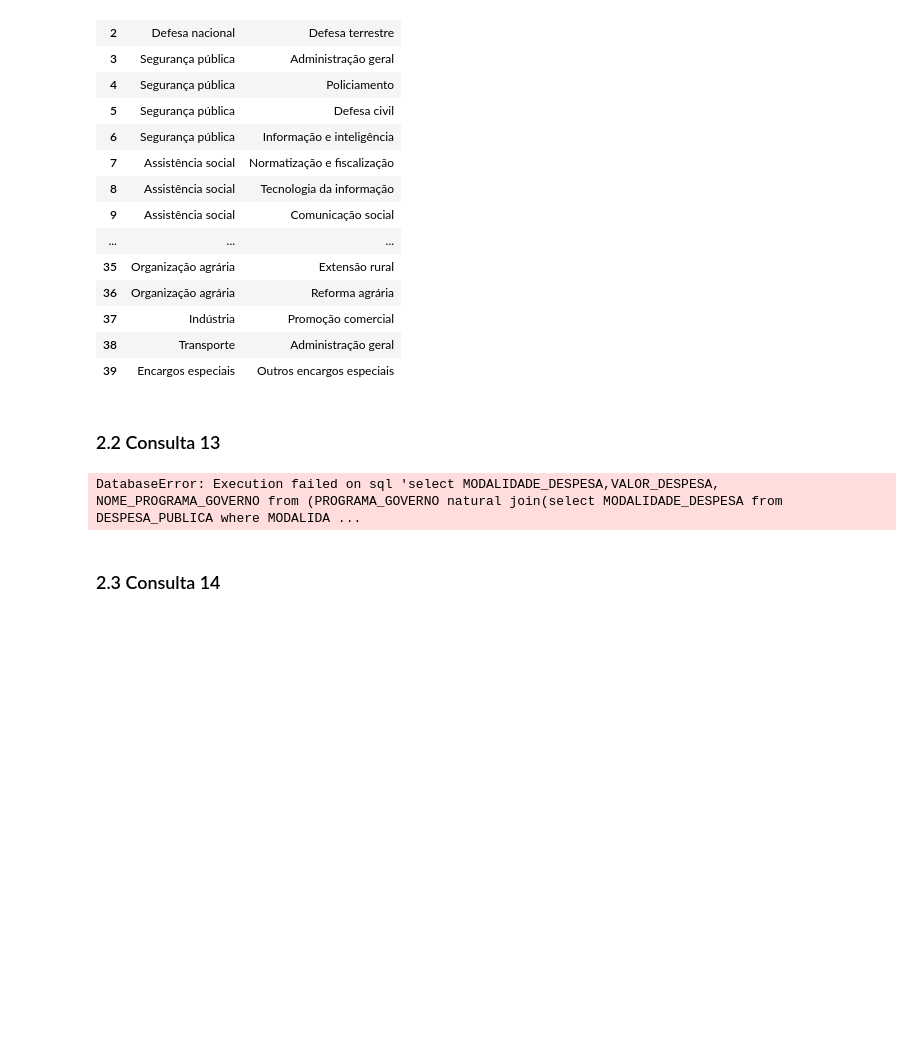
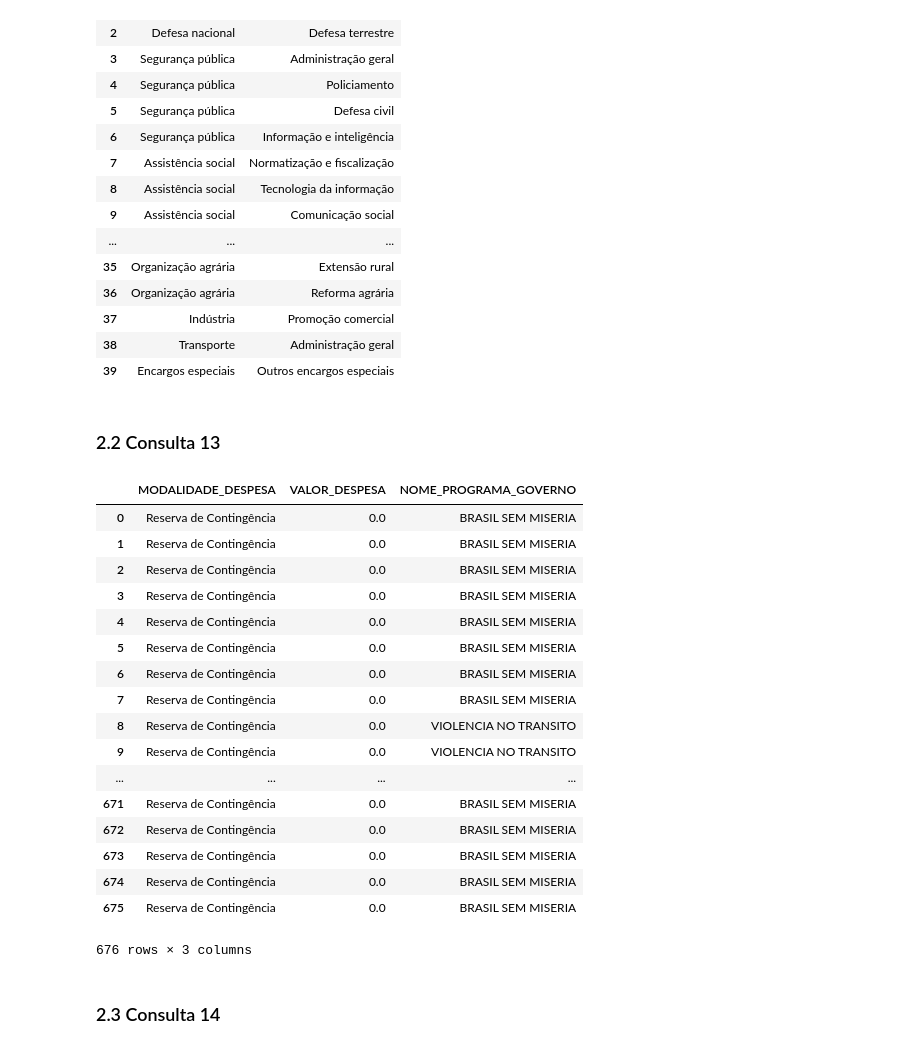
Before and after one commit to brenomatos/tp1-ibd, a Jupyter notebook: Breno.ipynb, the cells around one changed output. Saved outputs shown, nothing was run; the diff lists cells and outputs as text; code cells hidden in the pictures; blank space fills up the shorter version.

```diff
--- a/Breno.ipynb
+++ b/Breno.ipynb
@@ -190,11 +109,31 @@ df
 # %% [markdown]
 ### 2.2 Consulta 13
 # %%
-query = 'select MODALIDADE_DESPESA,VALOR_DESPESA, NOME_PROGRAMA_GOVERNO from (PROGRAMA_GOVERNO natural join(select MODALIDADE_DESPESA from DESPESA_PUBLICA where MODALIDADE_DESPESA="Reserva de Contingência"))'
+# nao entendi se era pra selecionar apenas as linhas unicas
+query = '''select MODALIDADE_DESPESA,VALOR_DESPESA,NOME_PROGRAMA_GOVERNO from
+        PROGRAMA_GOVERNO natural join
+        (select * from DESPESA_PUBLICA where MODALIDADE_DESPESA ="Reserva de Contingência")'''
 df = pd.read_sql_query(query,conn)
 df
 # %% [output]
+|  | MODALIDADE_DESPESA | VALOR_DESPESA | NOME_PROGRAMA_GOVERNO |
+| 0 | Reserva de Contingência | 0.0 | BRASIL SEM MISERIA |
+| 1 | Reserva de Contingência | 0.0 | BRASIL SEM MISERIA |
+| 2 | Reserva de Contingência | 0.0 | BRASIL SEM MISERIA |
+| 3 | Reserva de Contingência | 0.0 | BRASIL SEM MISERIA |
+| 4 | Reserva de Contingência | 0.0 | BRASIL SEM MISERIA |
+| 5 | Reserva de Contingência | 0.0 | BRASIL SEM MISERIA |
+| 6 | Reserva de Contingência | 0.0 | BRASIL SEM MISERIA |
+| 7 | Reserva de Contingência | 0.0 | BRASIL SEM MISERIA |
+| 8 | Reserva de Contingência | 0.0 | VIOLENCIA NO TRANSITO |
+| 9 | Reserva de Contingência | 0.0 | VIOLENCIA NO TRANSITO |
+| ... | ... | ... | ... |
+| 671 | Reserva de Contingência | 0.0 | BRASIL SEM MISERIA |
+| 672 | Reserva de Contingência | 0.0 | BRASIL SEM MISERIA |
+| 673 | Reserva de Contingência | 0.0 | BRASIL SEM MISERIA |
+| 674 | Reserva de Contingência | 0.0 | BRASIL SEM MISERIA |
+| 675 | Reserva de Contingência | 0.0 | BRASIL SEM MISERIA |
-DatabaseError: Execution failed on sql 'select MODALIDADE_DESPESA,VALOR_DESPESA, NOME_PROGRAMA_GOVERNO from (PROGRAMA_GOVERNO natural join(select MODALIDADE_DESPESA from DESPESA_PUBLICA where MODALIDA ...
+676 rows × 3 columns
 # %% [markdown]
 ### 2.3 Consulta 14
 # %%
```
Also changed, not shown: parts of 9 cells of this notebook.
